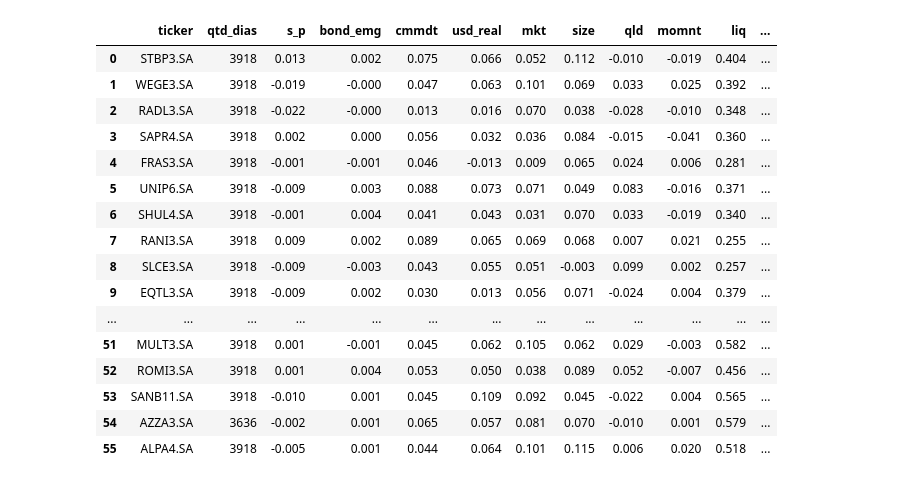
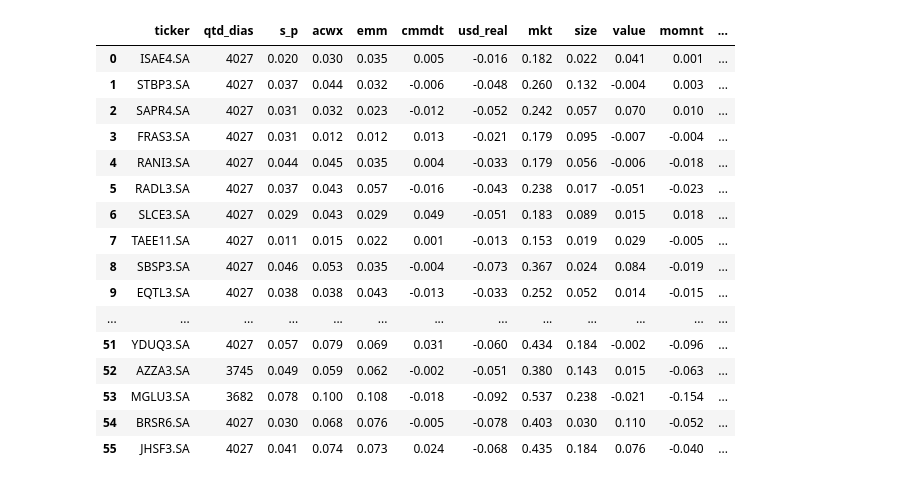
Before and after one commit to vinicius-vargas/robust-market-screener, a Jupyter notebook: stocks_alpha_ranking.ipynb, the cells around one changed output. Drawn from its saved outputs; the diff is of its cells as text; code cells hidden in the pictures.

```diff
--- a/stocks_alpha_ranking.ipynb
+++ b/stocks_alpha_ranking.ipynb
@@ -169,24 +165,20 @@ raw_data = np.log1p(data)
 # %%
 # Factors
 factors = [
-    'VIX',         # Volatilidade EUA
-    'IRX',         # Juros 3 meses EUA - BSHV39
     'GSPC',         # S&P 500 - IVVB11
     'ACWX',         # MSCI - Top Ações mundo ordenado por Cap SEM USA
     'XEM_TO',       # MSCI - Ações Emergentes ordenado por Cap - BEEM39
-    'EMB',          # USD Emerging Markets Bond
     'GDF',          # GSCI ETF commodities - MATB11
     'BRL=X',        # USD vs BRL
     'mkt',
     'size',
-    'qld',
+    'value',
     'momnt',
     'liq'
 ]
 
 # Fix Assets List
-assets = [item for item in assets if item not in ['^VIX', '^IRX', '^GSPC', 'XEM.TO', 'GD=F', 'ACWX'
-]]
+assets = [item for item in assets if item not in ['^GSPC', 'XEM.TO', 'GD=F', 'ACWX']]
 
 # Create dataframe to save alpha and betas
 data = pd.DataFrame()
@@ -208,8 +200,8 @@ for i in tqdm([x for x in assets if x not in factors]):
 
   vol = np.std(y)
 
-  # fit OLS model
-  results = sm.OLS(y, X_sm).fit_regularized(L1_wt=0, alpha=0.0001)
+  # fit OLS model - L1_wt=0 Ridge / alpha=0.0001
+  results = sm.OLS(y, X_sm).fit_regularized(L1_wt=0, alpha=0.00025)
 
   n_model = sm.OLS(y, X_sm)
   pinv_wexog,_ = pinv_extended(n_model.wexog)
@@ -251,19 +243,16 @@ for i in tqdm([x for x in assets if x not in factors]):
     {
      'ticker': a,
      'qtd_dias': qtd,
-#     'vix': [results.params[1].round(3)],
-#     'fed_3_y': [results.params[2].round(3)],
      's_p': [results.params[1].round(3)],
-#     'msci_top_ex_us': [results.params[4].round(3)],
-#     'msci_emg': [results.params[5].round(3)],
-     'bond_emg': [results.params[2].round(3)],
-     'cmmdt': [results.params[3].round(3)],
-     'usd_real': [results.params[4].round(3)],
-     'mkt': [results.params[5].round(3)],
-     'size': [results.params[6].round(3)],
-     'qld': [results.params[7].round(3)],
-     'momnt': [results.params[8].round(3)],
-     'liq': [results.params[9].round(3)],
+     'acwx': [results.params[2].round(3)],
+     'emm': [results.params[3].round(3)],
+     'cmmdt': [results.params[4].round(3)],
+     'usd_real': [results.params[5].round(3)],
+     'mkt': [results.params[6].round(3)],
+     'size': [results.params[7].round(3)],
+     'value': [results.params[8].round(3)],
+     'momnt': [results.params[9].round(3)],
+     'liq': [results.params[10].round(3)],
      'return': [raw_data[i].sum().round(3)],
      'vol': round(vol, 5),
      'alpha': [(results.params[0]).round(5)],
@@ -273,3 +262,6 @@ for i in tqdm([x for x in assets if x not in factors]):
   )
 
   data = pd.concat([data, dt], ignore_index=True)
+
+
+data[data['ticker'].isin(['PETR4.SA', 'VALE3.SA', 'ITUB4.SA', 'SBSP3.SA'])]
@@ -333,7 +333,7 @@ fig.show()
 data = data[(~data['ticker'].isin(blocklist))]
 
 ### Filtros de Exposição à Fatores
-resumo = data.describe(percentiles=[.02, .98]).T
+resumo = data.describe(percentiles=[.025, .985]).T
 resumo = resumo.iloc[:, 4:7]
 
 resumo.columns = ['lower', 'mid', 'upper']
@@ -345,52 +345,49 @@ final_data = (
           (data['qtd_dias'] >= resumo['mid'].loc['qtd_dias'] * 0.75)
 
           # Maior, mais retorno
           & (data['s_p'] >= resumo['lower'].loc['s_p'])
 
-          & (data['bond_emg'] >= resumo['lower'].loc['bond_emg'])
-          & (data['bond_emg'] <= resumo['upper'].loc['bond_emg'])
-
           # Menor, mais retorno
           & (data['usd_real'] >= resumo['lower'].loc['usd_real'])
           & (data['usd_real'] <= resumo['upper'].loc['usd_real'])
 
           & (data['mkt'] <= resumo['upper'].loc['mkt'])
 
           & (data['size'] <= resumo['upper'].loc['size'])
 
-          & (data['qld'] >= resumo['lower'].loc['qld'])
+          & (data['value'] >= resumo['lower'].loc['value'])
 
           & (data['momnt'] >= resumo['lower'].loc['momnt'])
 
           & (data['liq'] >= resumo['lower'].loc['liq'])
           & (data['liq'] <= resumo['upper'].loc['liq'])
 
           & (data['vol'] <= resumo['upper'].loc['vol'])
 
-          & (data['return'] >= resumo['mid'].loc['return'] * 1.5)
+          & (data['return'] >= resumo['mid'].loc['return'] * 1.25)
 
           & (data['alpha'] > 0)
       ]
       .sort_values(by=['alpha'], ascending=False)
       .reset_index(drop=True)
 )
 
 final_data
 # %% [output]
-|  | ticker | qtd_dias | s_p | bond_emg | cmmdt | usd_real | mkt | size | qld | momnt | liq | ... |
-| 0 | STBP3.SA | 3918 | 0.013 | 0.002 | 0.075 | 0.066 | 0.052 | 0.112 | -0.010 | -0.019 | 0.404 | ... |
-| 1 | WEGE3.SA | 3918 | -0.019 | -0.000 | 0.047 | 0.063 | 0.101 | 0.069 | 0.033 | 0.025 | 0.392 | ... |
-| 2 | RADL3.SA | 3918 | -0.022 | -0.000 | 0.013 | 0.016 | 0.070 | 0.038 | -0.028 | -0.010 | 0.348 | ... |
-| 3 | SAPR4.SA | 3918 | 0.002 | 0.000 | 0.056 | 0.032 | 0.036 | 0.084 | -0.015 | -0.041 | 0.360 | ... |
-| 4 | FRAS3.SA | 3918 | -0.001 | -0.001 | 0.046 | -0.013 | 0.009 | 0.065 | 0.024 | 0.006 | 0.281 | ... |
-| 5 | UNIP6.SA | 3918 | -0.009 | 0.003 | 0.088 | 0.073 | 0.071 | 0.049 | 0.083 | -0.016 | 0.371 | ... |
-| 6 | SHUL4.SA | 3918 | -0.001 | 0.004 | 0.041 | 0.043 | 0.031 | 0.070 | 0.033 | -0.019 | 0.340 | ... |
-| 7 | RANI3.SA | 3918 | 0.009 | 0.002 | 0.089 | 0.065 | 0.069 | 0.068 | 0.007 | 0.021 | 0.255 | ... |
-| 8 | SLCE3.SA | 3918 | -0.009 | -0.003 | 0.043 | 0.055 | 0.051 | -0.003 | 0.099 | 0.002 | 0.257 | ... |
-| 9 | EQTL3.SA | 3918 | -0.009 | 0.002 | 0.030 | 0.013 | 0.056 | 0.071 | -0.024 | 0.004 | 0.379 | ... |
+|  | ticker | qtd_dias | s_p | acwx | emm | cmmdt | usd_real | mkt | size | value | momnt | ... |
+| 0 | ISAE4.SA | 4027 | 0.020 | 0.030 | 0.035 | 0.005 | -0.016 | 0.182 | 0.022 | 0.041 | 0.001 | ... |
+| 1 | STBP3.SA | 4027 | 0.037 | 0.044 | 0.032 | -0.006 | -0.048 | 0.260 | 0.132 | -0.004 | 0.003 | ... |
+| 2 | SAPR4.SA | 4027 | 0.031 | 0.032 | 0.023 | -0.012 | -0.052 | 0.242 | 0.057 | 0.070 | 0.010 | ... |
+| 3 | FRAS3.SA | 4027 | 0.031 | 0.012 | 0.012 | 0.013 | -0.021 | 0.179 | 0.095 | -0.007 | -0.004 | ... |
+| 4 | RANI3.SA | 4027 | 0.044 | 0.045 | 0.035 | 0.004 | -0.033 | 0.179 | 0.056 | -0.006 | -0.018 | ... |
+| 5 | RADL3.SA | 4027 | 0.037 | 0.043 | 0.057 | -0.016 | -0.043 | 0.238 | 0.017 | -0.051 | -0.023 | ... |
+| 6 | SLCE3.SA | 4027 | 0.029 | 0.043 | 0.029 | 0.049 | -0.051 | 0.183 | 0.089 | 0.015 | 0.018 | ... |
+| 7 | TAEE11.SA | 4027 | 0.011 | 0.015 | 0.022 | 0.001 | -0.013 | 0.153 | 0.019 | 0.029 | -0.005 | ... |
+| 8 | SBSP3.SA | 4027 | 0.046 | 0.053 | 0.035 | -0.004 | -0.073 | 0.367 | 0.024 | 0.084 | -0.019 | ... |
+| 9 | EQTL3.SA | 4027 | 0.038 | 0.038 | 0.043 | -0.013 | -0.033 | 0.252 | 0.052 | 0.014 | -0.015 | ... |
 | ... | ... | ... | ... | ... | ... | ... | ... | ... | ... | ... | ... | ... |
-| 51 | MULT3.SA | 3918 | 0.001 | -0.001 | 0.045 | 0.062 | 0.105 | 0.062 | 0.029 | -0.003 | 0.582 | ... |
-| 52 | ROMI3.SA | 3918 | 0.001 | 0.004 | 0.053 | 0.050 | 0.038 | 0.089 | 0.052 | -0.007 | 0.456 | ... |
-| 53 | SANB11.SA | 3918 | -0.010 | 0.001 | 0.045 | 0.109 | 0.092 | 0.045 | -0.022 | 0.004 | 0.565 | ... |
-| 54 | AZZA3.SA | 3636 | -0.002 | 0.001 | 0.065 | 0.057 | 0.081 | 0.070 | -0.010 | 0.001 | 0.579 | ... |
-| 55 | ALPA4.SA | 3918 | -0.005 | 0.001 | 0.044 | 0.064 | 0.101 | 0.115 | 0.006 | 0.020 | 0.518 | ... |
+| 51 | YDUQ3.SA | 4027 | 0.057 | 0.079 | 0.069 | 0.031 | -0.060 | 0.434 | 0.184 | -0.002 | -0.096 | ... |
+| 52 | AZZA3.SA | 3745 | 0.049 | 0.059 | 0.062 | -0.002 | -0.051 | 0.380 | 0.143 | 0.015 | -0.063 | ... |
+| 53 | MGLU3.SA | 3682 | 0.078 | 0.100 | 0.108 | -0.018 | -0.092 | 0.537 | 0.238 | -0.021 | -0.154 | ... |
+| 54 | BRSR6.SA | 4027 | 0.030 | 0.068 | 0.076 | -0.005 | -0.078 | 0.403 | 0.030 | 0.110 | -0.052 | ... |
+| 55 | JHSF3.SA | 4027 | 0.041 | 0.074 | 0.073 | 0.024 | -0.068 | 0.435 | 0.184 | 0.076 | -0.040 | ... |
```
Also changed, not shown: parts of 13 cells of this notebook.
